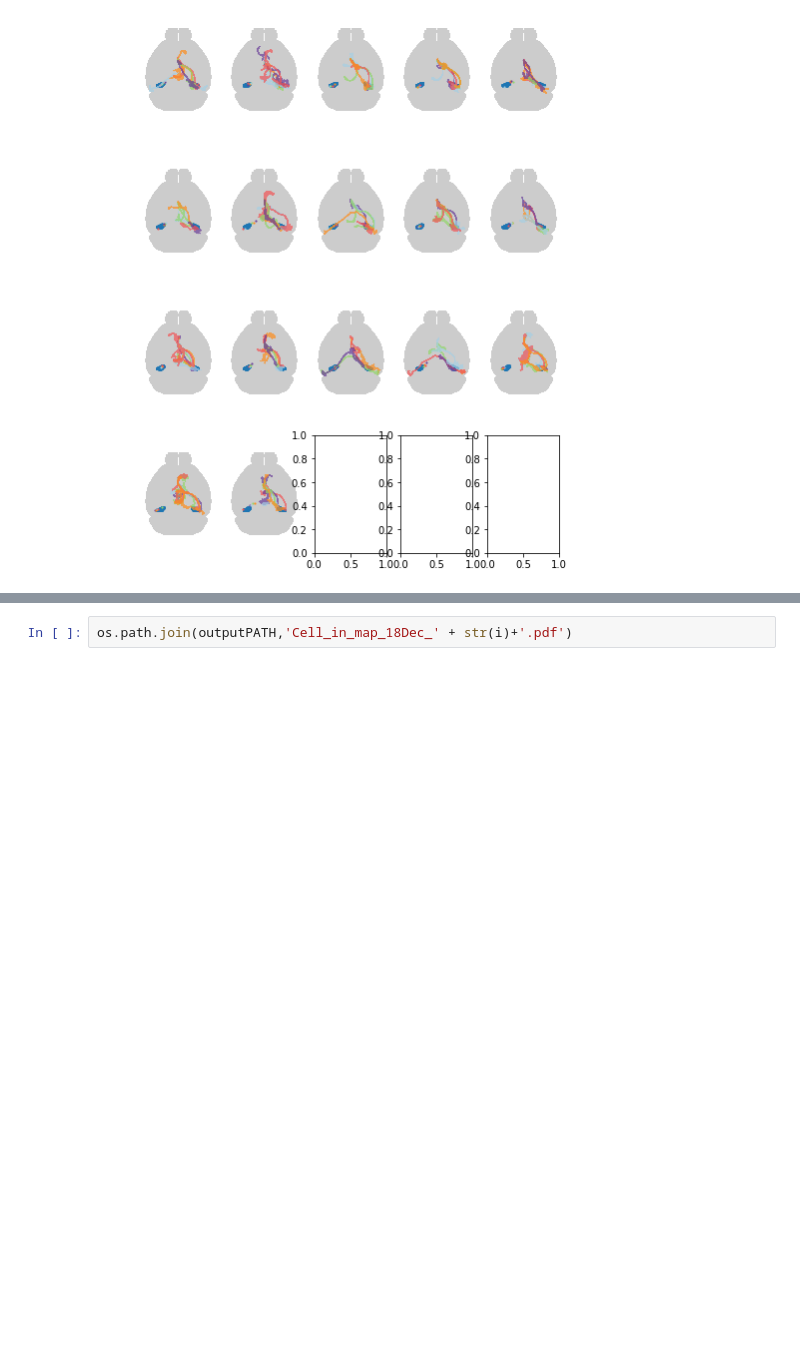
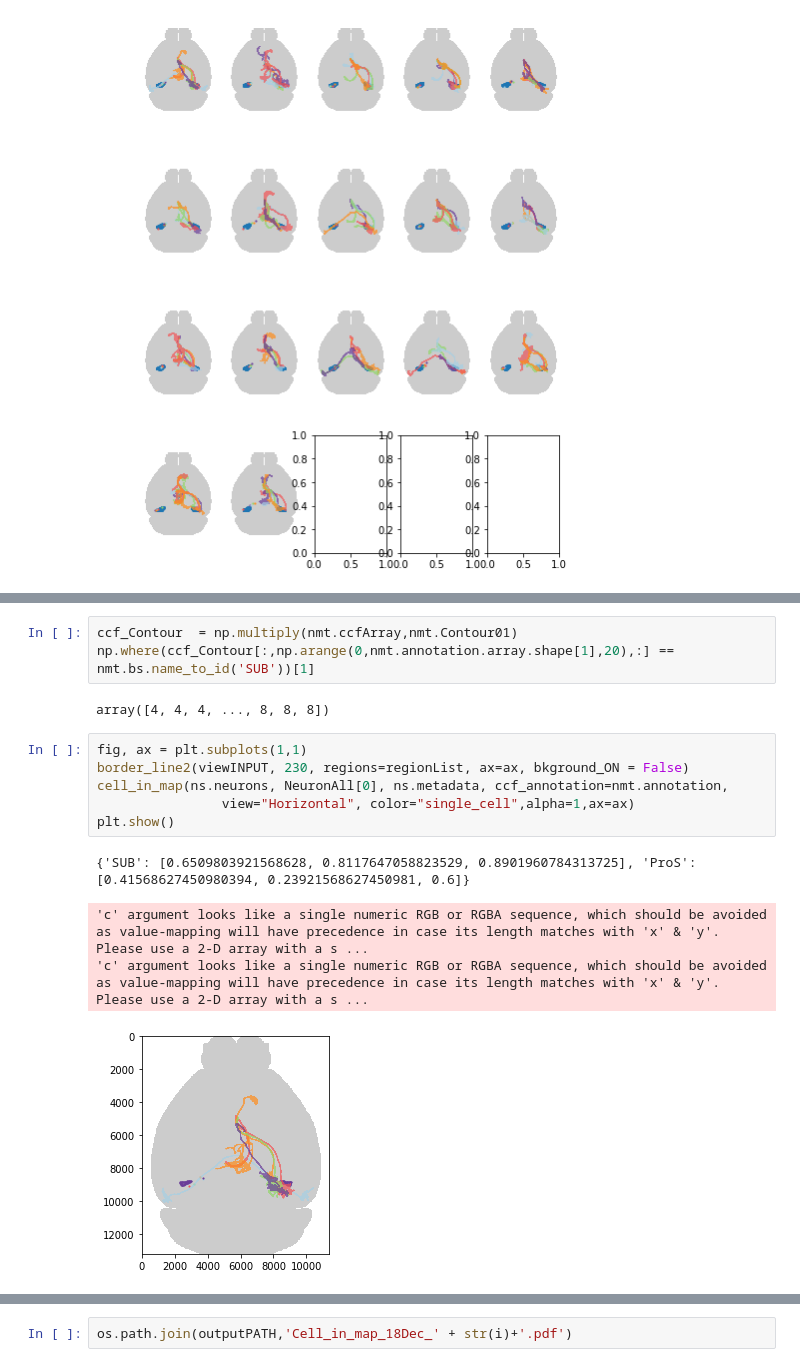
Before and after one commit to zijun-zhao/NMTcode, a Jupyter notebook: Code/Songlin_Paper.ipynb, the cells around one changed output, grey strips where cells are left out. Saved outputs shown, nothing was run; the diff lists cells and outputs as text; blank space fills up the shorter version.

```diff
--- a/Code/Songlin_Paper.ipynb
+++ b/Code/Songlin_Paper.ipynb
@@ -197,0 +240,16 @@ for iterL in NeuronAll:
+# %%
+ccf_Contour  = np.multiply(nmt.ccfArray,nmt.Contour01)
+np.where(ccf_Contour[:,np.arange(0,nmt.annotation.array.shape[1],20),:] == nmt.bs.name_to_id('SUB'))[1]
+# %% [output]
+array([4, 4, 4, ..., 8, 8, 8])
+# %%
+fig, ax = plt.subplots(1,1)
+border_line2(viewINPUT, 230, regions=regionList, ax=ax, bkground_ON = False)
+cell_in_map(ns.neurons, NeuronAll[0], ns.metadata, ccf_annotation=nmt.annotation,
+                view="Horizontal", color="single_cell",alpha=1,ax=ax)
+plt.show()
+# %% [output]
+{'SUB': [0.6509803921568628, 0.8117647058823529, 0.8901960784313725], 'ProS': [0.41568627450980394, 0.23921568627450981, 0.6]}
+'c' argument looks like a single numeric RGB or RGBA sequence, which should be avoided as value-mapping will have precedence in case its length matches with 'x' & 'y'.  Please use a 2-D array with a s ...
+'c' argument looks like a single numeric RGB or RGBA sequence, which should be avoided as value-mapping will have precedence in case its length matches with 'x' & 'y'.  Please use a 2-D array with a s ...
+[figure, added]
```
Also changed, not shown: parts of 15 cells of this notebook.
